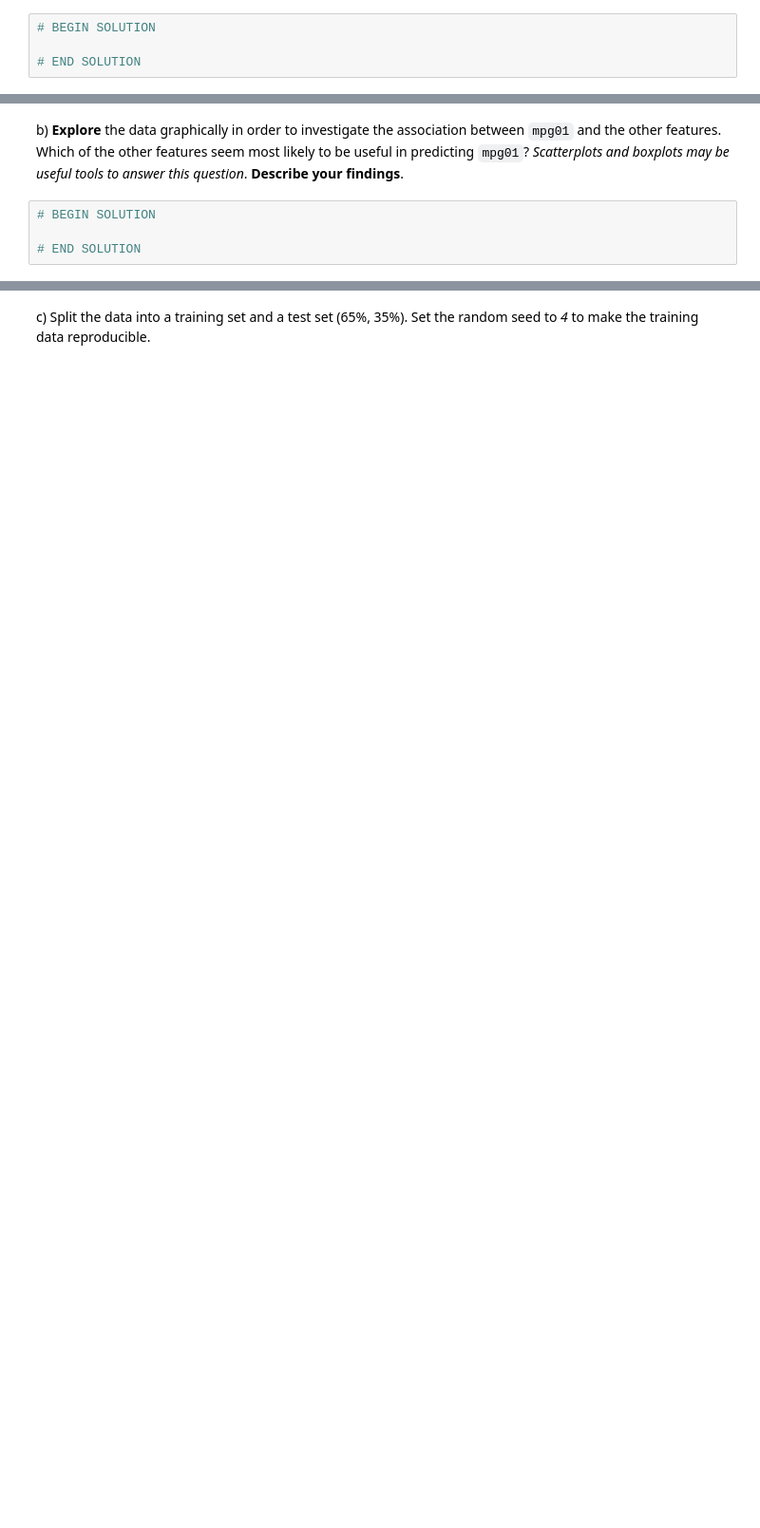
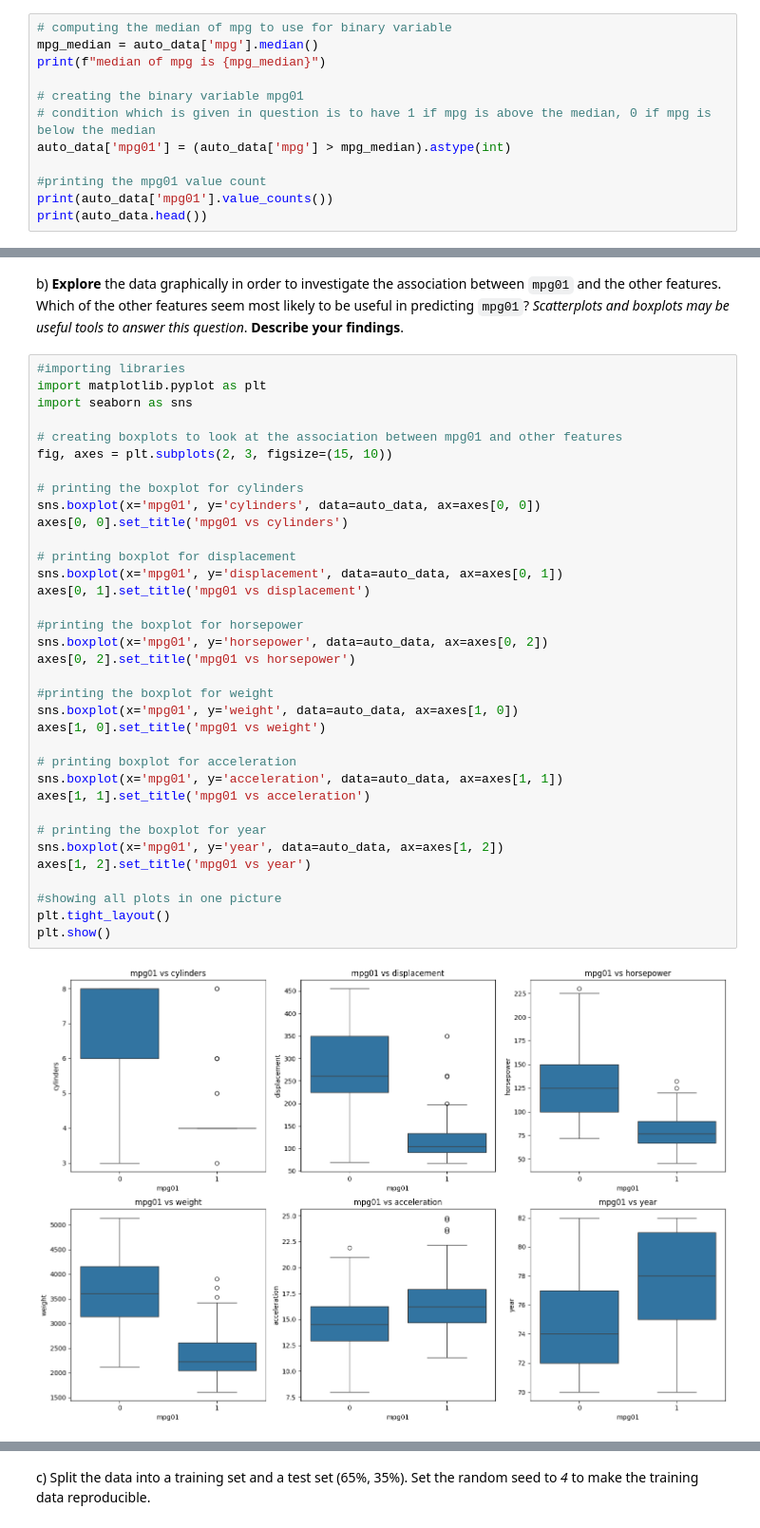
Before and after one commit to YashviKommidi/Machine_learning_26, a Jupyter notebook: INFO521_HW4.ipynb, the cells around one changed output, grey strips where cells are left out. Shown at 95% size. Drawn from its saved outputs; the diff is of its cells as text; blank space fills up the shorter version.

```diff
--- a/INFO521_HW4.ipynb
+++ b/INFO521_HW4.ipynb
@@ -413,6 +413,14 @@ print(auto_data.head())
 # %% [markdown]
 a) Create a binary variable, `mpg01`, that contains a `1` if `mpg` contains a value above its median, and a `0` if `mpg` contains a value below its median. You can compute the median using the `median()` function.
 # %%
-# BEGIN SOLUTION
+# computing the median of mpg to use for binary variable
+mpg_median = auto_data['mpg'].median()
+print(f"median of mpg is {mpg_median}")
 
-# END SOLUTION
+# creating the binary variable mpg01
+# condition which is given in question is to have 1 if mpg is above the median, 0 if mpg is below the median
+auto_data['mpg01'] = (auto_data['mpg'] > mpg_median).astype(int)
+
+#printing the mpg01 value count
+print(auto_data['mpg01'].value_counts())
+print(auto_data.head())
@@ -419,7 +446,40 @@ a) Create a binary variable, `mpg01`, that contains a `1` if `mpg` contains a va
 # %% [markdown]
 b) __Explore__ the data graphically in order to investigate the association between `mpg01` and the other features. Which of the other features seem most likely to be useful in predicting `mpg01`? _Scatterplots and boxplots may be useful tools to answer this question_. __Describe your findings__.
 # %%
-# BEGIN SOLUTION
+#importing libraries
+import matplotlib.pyplot as plt
+import seaborn as sns
 
-# END SOLUTION
+# creating boxplots to look at the association between mpg01 and other features
+fig, axes = plt.subplots(2, 3, figsize=(15, 10))
+
+# printing the boxplot for cylinders
+sns.boxplot(x='mpg01', y='cylinders', data=auto_data, ax=axes[0, 0])
+axes[0, 0].set_title('mpg01 vs cylinders')
+
+# printing boxplot for displacement
+sns.boxplot(x='mpg01', y='displacement', data=auto_data, ax=axes[0, 1])
+axes[0, 1].set_title('mpg01 vs displacement')
+
+#printing the boxplot for horsepower
+sns.boxplot(x='mpg01', y='horsepower', data=auto_data, ax=axes[0, 2])
+axes[0, 2].set_title('mpg01 vs horsepower')
+
+#printing the boxplot for weight
+sns.boxplot(x='mpg01', y='weight', data=auto_data, ax=axes[1, 0])
+axes[1, 0].set_title('mpg01 vs weight')
+
+# printing boxplot for acceleration
+sns.boxplot(x='mpg01', y='acceleration', data=auto_data, ax=axes[1, 1])
+axes[1, 1].set_title('mpg01 vs acceleration')
+
+# printing the boxplot for year
+sns.boxplot(x='mpg01', y='year', data=auto_data, ax=axes[1, 2])
+axes[1, 2].set_title('mpg01 vs year')
+
+#showing all plots in one picture
+plt.tight_layout()
+plt.show()
+# %% [output]
+[figure, added]
 # %% [markdown]
```
Also changed, not shown: parts of 10 cells of this notebook.
